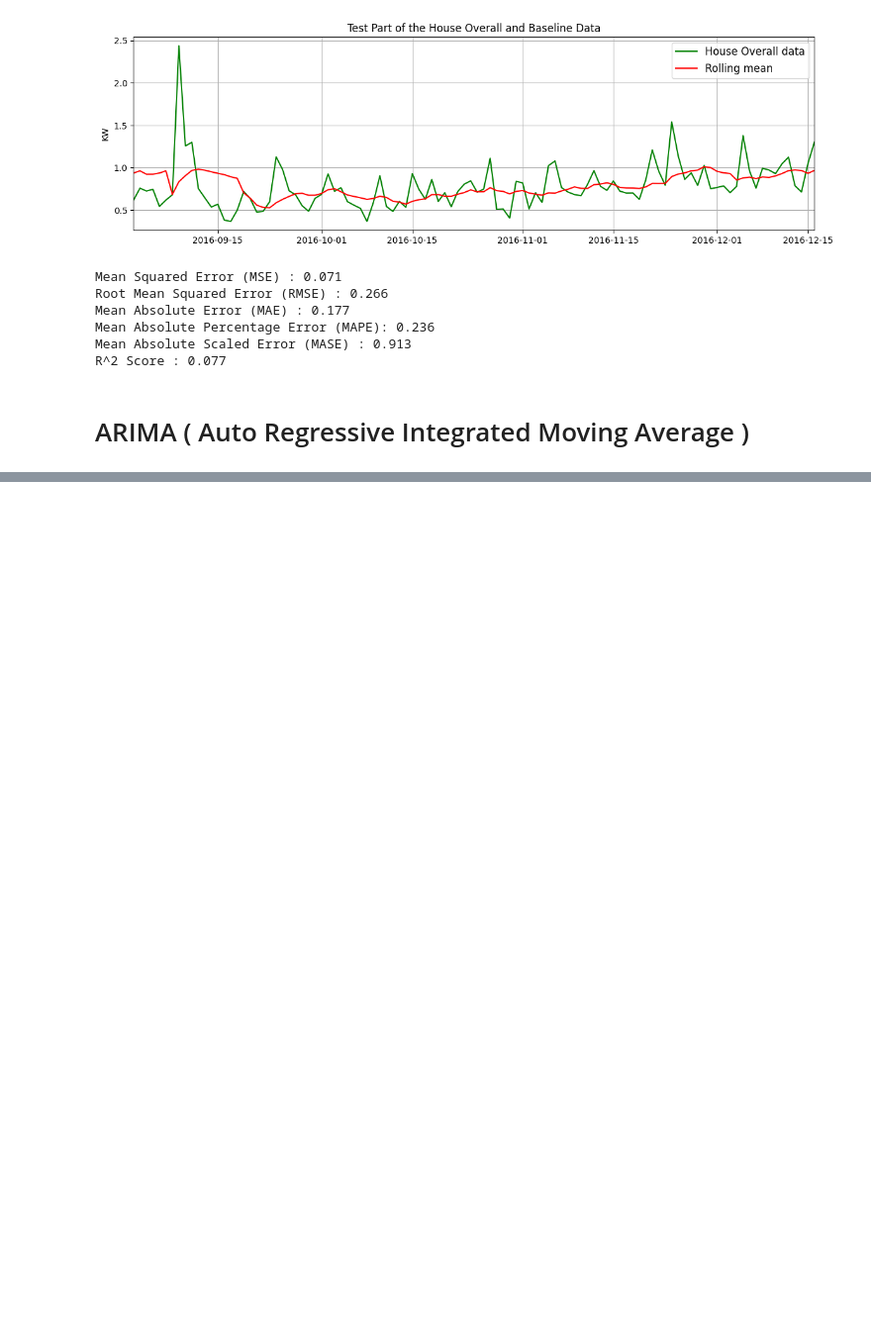
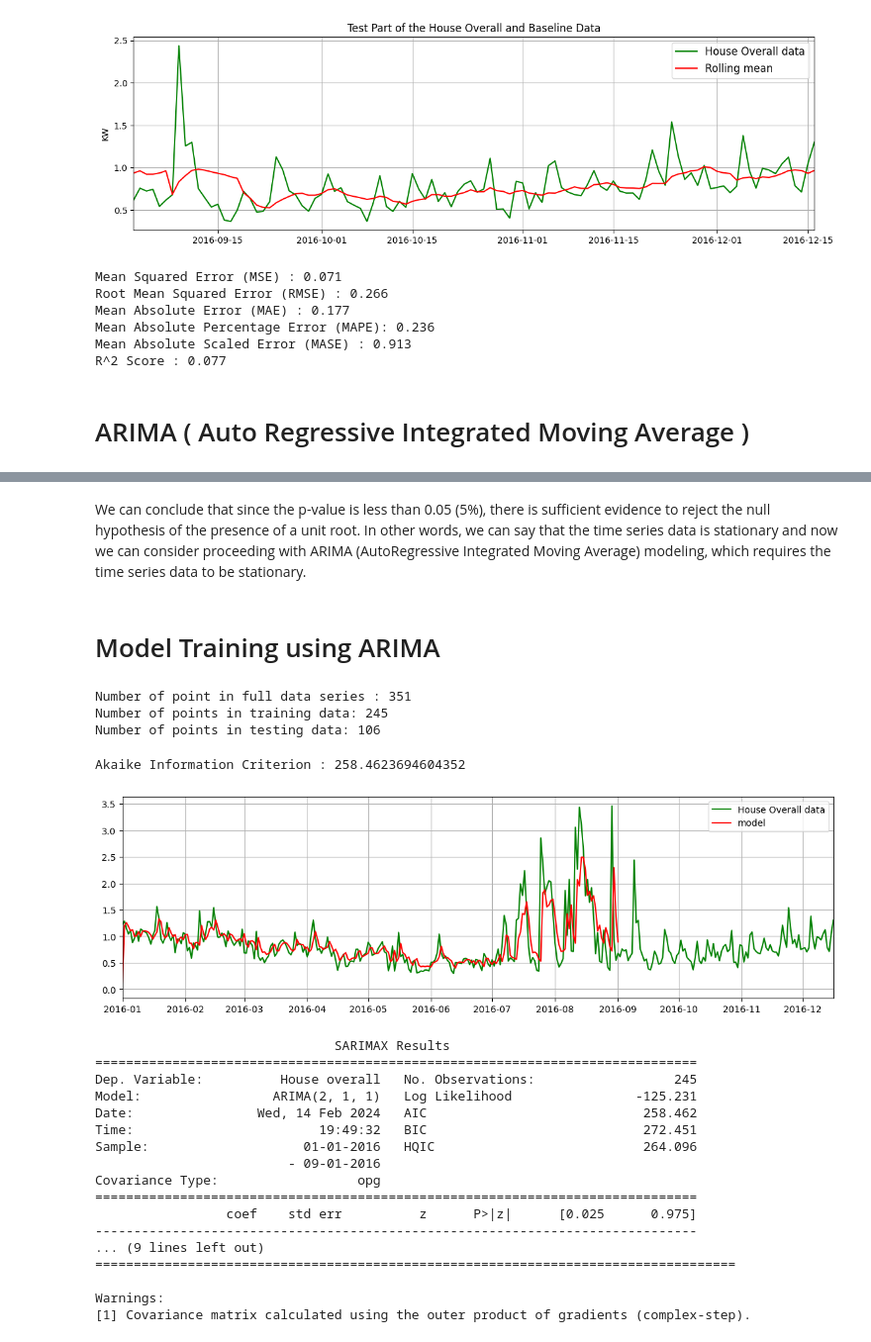
Before and after one commit to adshyam/SmartHome-IOT-devices---EDA-ARIMAs-and-LSTM, a Jupyter notebook: AAI_530_Smart_Home_Final_Project.ipynb, the cells around one changed output, grey strips where cells are left out. Shown at 99% size. Cells and saved outputs as stored; diff of their text form; code cells hidden in the pictures; blank space fills up the shorter version.

Commit message:
ARIMA Model Added

```diff
--- a/AAI_530_Smart_Home_Final_Project (1).ipynb
+++ b/AAI_530_Smart_Home_Final_Project.ipynb
@@ -373,0 +394,58 @@ R^2 Score : 0.077
+# %% [markdown]
+We can conclude that since the p-value is less than 0.05 (5%), there is sufficient evidence to reject the null hypothesis of the presence of a unit root. In other words, we can say that the time series data is stationary and now  we can consider proceeding with ARIMA (AutoRegressive Integrated Moving Average) modeling, which requires the time series data to be stationary.
+# %% [markdown]
+# Model Training using ARIMA
+# %%
+# print the  number of data points in the full dataset, training and test series
+print("Number of point in full data series :", len(daily_data))
+print("Number of points in training data:", len(train_data))
+print("Number of points in testing data:", len(test_data))
+# %% [output]
+Number of point in full data series : 351
+Number of points in training data: 245
+Number of points in testing data: 106
+# %%
+import statsmodels.api as sm
+from statsmodels.tsa.arima.model import ARIMA
+
+#initialize the ARIMA model with the order (2,1,1) on the training data
+model = ARIMA(train_data, order = (2,1,1))
+
+# fit the ARIMA Model to the training data
+fitted_model = model.fit()
+
+#print the Akaike Information Criterion (AIC) value for the fitted model
+print("Akaike Information Criterion :", fitted_model.aic)
+# %% [output]
+Akaike Information Criterion : 258.4623694604352
+# %%
+# plot the oriignal data and the fitted model predictions
+plt.figure(figsize=(14,4))
+plt.plot(daily_data, c = 'green', label = 'House Overall data')
+plt.plot(fitted_model.predict(dynamic=False), c = 'red',  label = 'model')
+plt.legend()
+plt.grid()
+plt.margins(x=0)
+plt.show()
+
+# print the summary of the fitted model
+print(fitted_model.summary())
+# %% [output]
+[figure, added]
+                               SARIMAX Results
+==============================================================================
+Dep. Variable:          House overall   No. Observations:                  245
+Model:                 ARIMA(2, 1, 1)   Log Likelihood                -125.231
+Date:                Wed, 14 Feb 2024   AIC                            258.462
+Time:                        19:49:32   BIC                            272.451
+Sample:                    01-01-2016   HQIC                           264.096
+                         - 09-01-2016
+Covariance Type:                  opg
+==============================================================================
+                 coef    std err          z      P>|z|      [0.025      0.975]
+------------------------------------------------------------------------------
+... (9 lines left out)
+===================================================================================
+
+Warnings:
+[1] Covariance matrix calculated using the outer product of gradients (complex-step).
```
Also changed, not shown: parts of 10 cells of this notebook.
